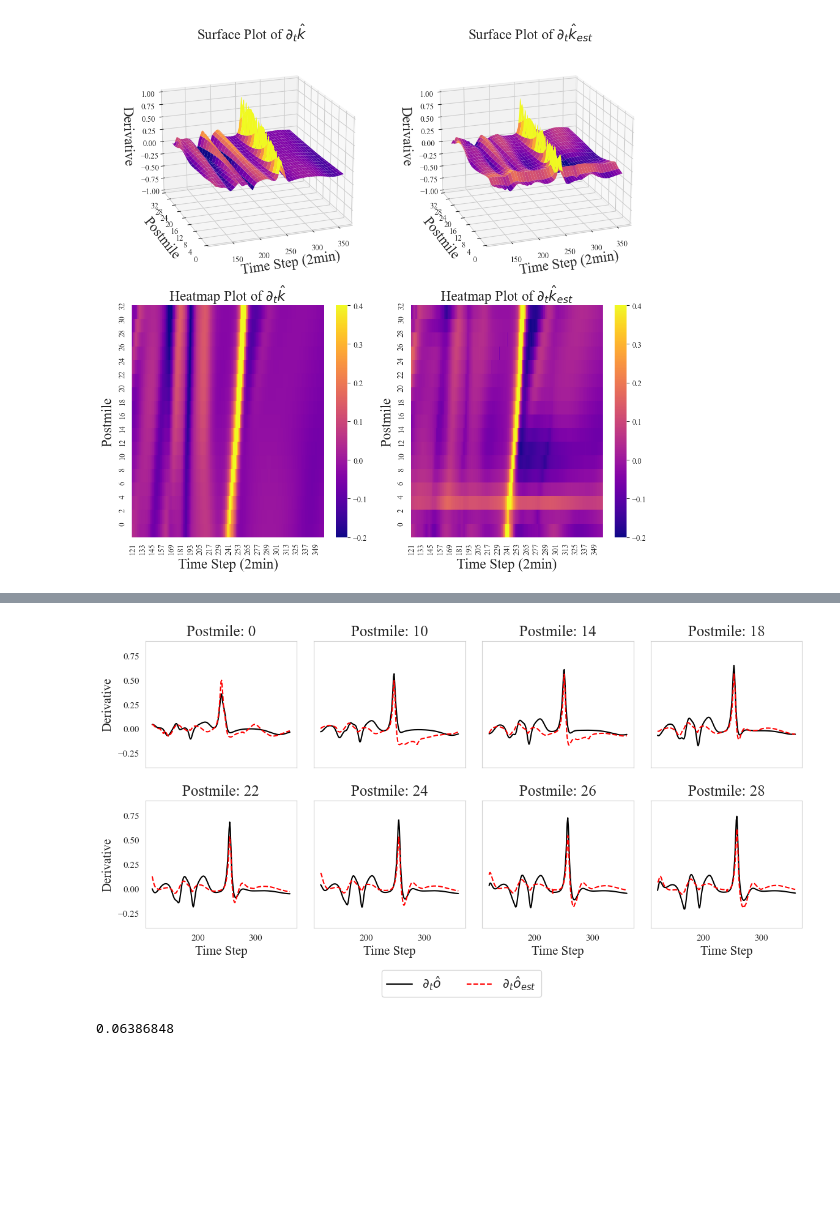
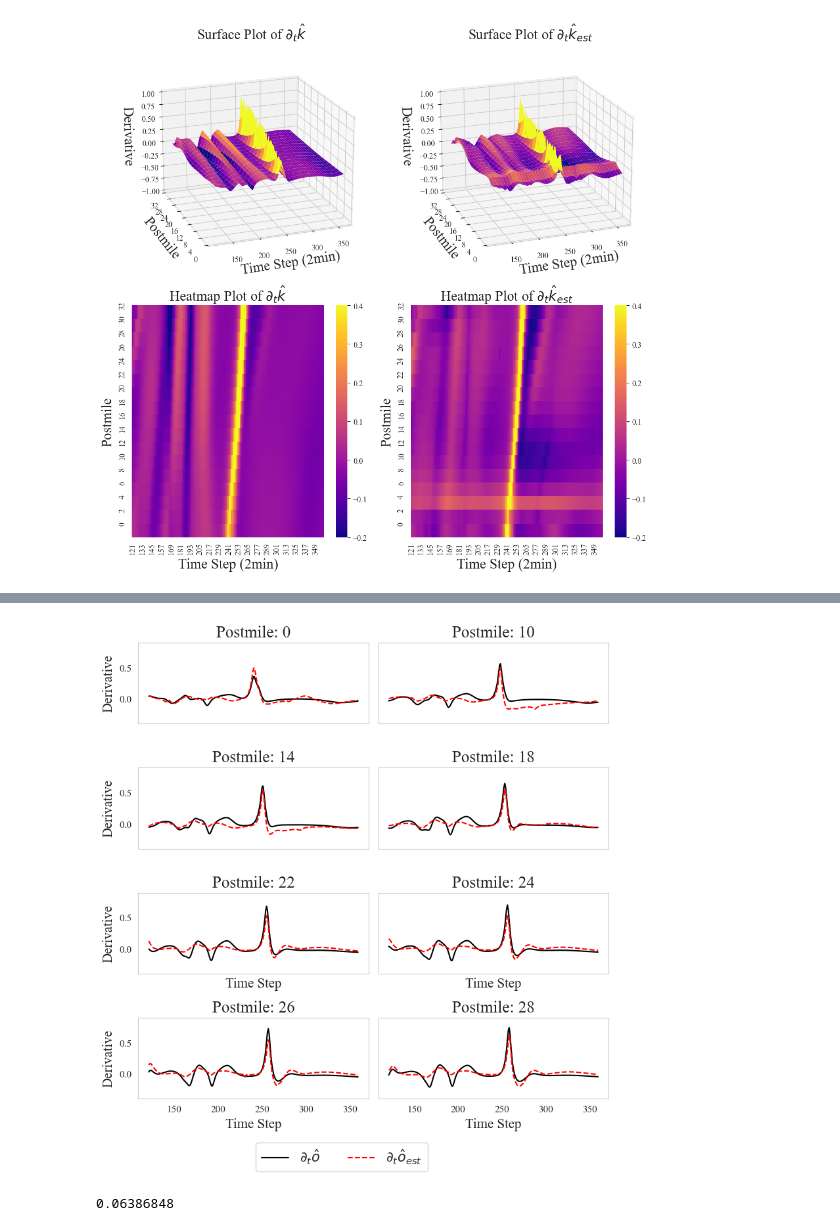
Before and after one commit to wzh96/Flow_PDE_FIND, a Jupyter notebook: Results_Plots.ipynb, the cells around one changed output, grey strips where cells are left out. Drawn from its saved outputs; the diff is of its cells as text; code cells hidden in the pictures; blank space fills up the shorter version.

```diff
--- a/Results_Plots.ipynb
+++ b/Results_Plots.ipynb
@@ -18,7 +18,7 @@ class CPU_Unpickler(pickle.Unpickler):
         else:
             return super().find_class(module, name)
 
-file_path = 'Predicted/results.pkl'
+file_path = 'Model_Final/Predicted/results.pkl'
 with open(file_path, 'rb') as pickle_file:
     pred = CPU_Unpickler(pickle_file).load()
 # %%
@@ -576,34 +576,34 @@ fig.savefig("Figures/combined_k_t_plots.png", dpi=300, bbox_inches='tight')
 # %%
-fig, axes = plt.subplots(nrows=2, ncols=4, figsize=(12, 6), sharex=True, sharey=True)
+fig, axes = plt.subplots(nrows=4, ncols=2, figsize=(8, 8), sharex=True, sharey=True)
 axes = axes.flatten()
 # select the postmiles (total 8) we need to include in the plot
 select_postmile = [0, 5, 7, 9, 11, 12, 13, 14]
 for i in range(8):
     # Plot the data
     col = select_postmile[i]
     axes[i].plot(k_t_wide.iloc[col, :], label=r'$\partial_t \hat{o}$', linewidth= 1.5, linestyle = '-', color = 'black')
     axes[i].plot(k_t_predict_wide.iloc[col, :], label=r'$\partial_t \hat{o}_{est}$', linewidth= 1.5,  linestyle = '--', color = 'red')
     axes[i].set_title(f'Postmile: {col * 2}', fontsize=18)
     axes[i].set_ylim(-0.4, 0.9)
     # axes[i].legend(loc='upper right', fontsize=12)
     axes[i].tick_params(axis='both', which='major', labelsize=11)
     # Add x-axis labels only for the subplots in the last row
     if i >= 4:  # Subplots 12 to 15 correspond to the last row (index starts from 0)
         axes[i].set_xlabel('Time Step', fontsize=15)
 
     # Add y-axis labels only for the subplots in the first column
-    if i % 4 == 0:  # Subplots 0, 4, 8, 12 correspond to the first column
+    if i % 2 == 0:  # Subplots 0, 4, 8, 12 correspond to the first column
         axes[i].set_ylabel('Derivative', fontsize=15)
     axes[i].grid(False)
 
 handles, labels = axes[0].get_legend_handles_labels()
 
-lgd = fig.legend(handles, labels, bbox_to_anchor=(0.63,0.03), fontsize=15, ncol = 2)
+lgd = fig.legend(handles, labels, bbox_to_anchor=(0.65,0.01), fontsize=15, ncol = 2)
 
-plt.tight_layout(pad=2.0)
+plt.tight_layout()
 fig.savefig("Figures/k_t_lines_select.png", dpi=300, bbox_inches='tight')
 # %% [output]
-[figure, old version]
+[figure, new version]
 # %%
 squared_error = (k_t_wide.iloc[::-1] - k_t_predict_wide.iloc[::-1]) ** 2
 mean_squared_error = np.nanmean(squared_error)
```
Also changed, not shown: parts of 3 cells of this notebook, 11 other files.
